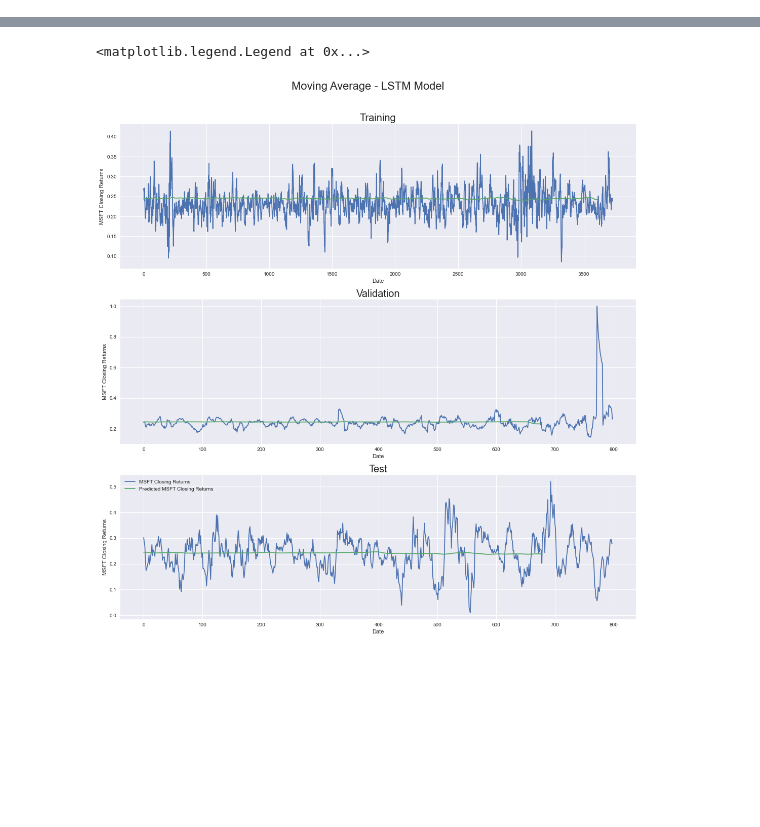
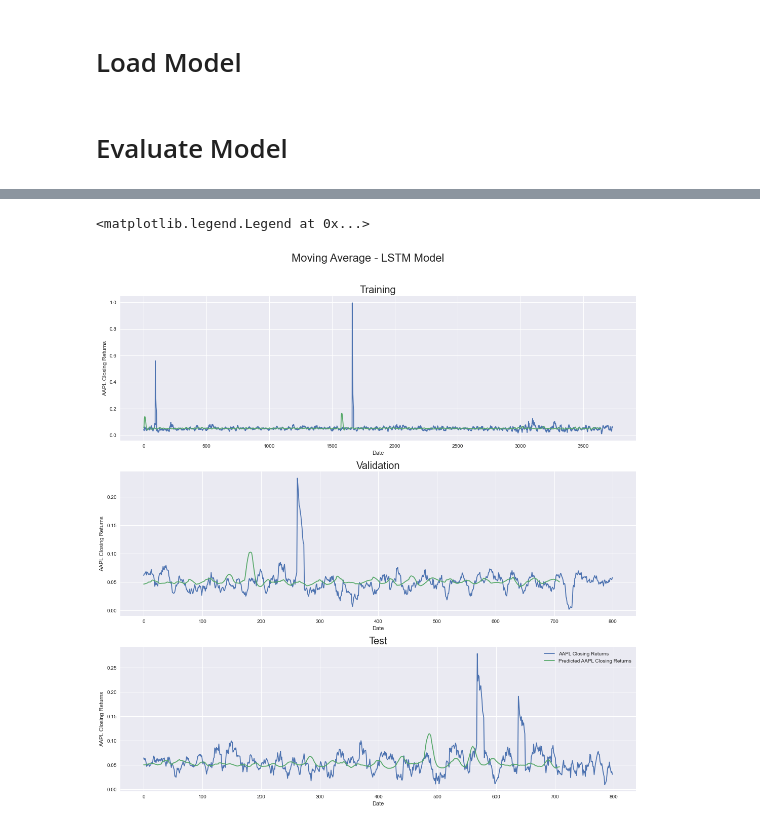
Before and after one commit to JHudzi/Group_DataSci_CA, a Jupyter notebook: LSTM.ipynb, the cells around one changed output, grey strips where cells are left out. Cells and saved outputs as stored; diff of their text form; code cells hidden in the pictures; blank space fills up the shorter version.

Commit message:
Updated LSTM, trying to find goos hyperparam

```diff
--- a/LSTM.ipynb
+++ b/LSTM.ipynb
@@ -28,2 +31,2 @@ tf.config.list_physical_devices('GPU')
 # %%
-hyp_par_len = 120
+hyp_par_len = 90
@@ -30,6 +35,6 @@ hyp_par_len = 120
 # %%
 
-cvs_path = (r'C:\Users\Josh\Documents\4th Year Docs\Dist+Con\CA Group\Stockcsvs\MSFT_daily.csv')
+cvs_path = (r'C:\Users\Josh\Documents\4th Year Docs\Dist+Con\CA Group\Stockcsvs\AAPL_daily.csv')
 
 df = pd.read_csv(cvs_path, delimiter=',', usecols=['date', '1. open', '2. high', '3. low', '4. close', '5. volume'])
 
@@ -38,7 +43,7 @@ df['5. volume'].replace(to_replace=0, method='ffill', inplace=True)
 df.sort_values('date', inplace=False)
 df.tail()
 
-df[['1. open', '2. high', '3. low', '4. close', '5. volume']] = df[['1. open', '2. high', '3. low', '4. close', '5. volume']].rolling(10).mean()
+df[['1. open', '2. high', '3. low', '4. close', '5. volume']] = df[['1. open', '2. high', '3. low', '4. close', '5. volume']].rolling(12).mean()
 
 df.dropna(how='any', axis=0, inplace=True)
 
@@ -205,0 +252,7 @@ print(X_validation.shape, y_validation.shape)
+# %%
+lstm.fit(X_training, y_training,
+              batch_size=1024,
+              verbose=2,
+              callbacks=[callback],
+              epochs=200,
+              validation_data=(X_validation, y_validation),)
@@ -206,36 +278,10 @@ print(X_validation.shape, y_validation.shape)
+# %% [markdown]
+# Load Model
+# %%
+lstm = tf.keras.models.load_model(r'C:\Users\Josh\Documents\4th Year Docs\Dist+Con\CA Group\Bi-LSTM.hdf5')
+# %% [markdown]
+# Evaluate Model
 # %%
-def LSTM_model():
-  sequence = Input(shape = (hyp_par_len, 5))
-
-  x = Bidirectional(LSTM(128, return_sequences=True))(sequence)
-  x = Bidirectional(LSTM(128, return_sequences=True))(x)
-  x = Bidirectional(LSTM(64, return_sequences=True))(x)
-
-#Pooling
-  avg_pooling = GlobalAveragePooling1D()(x)
-  max_pooling = GlobalMaxPooling1D()(x)
-  conc = concatenate([avg_pooling, max_pooling])
-#Linear Activation Function
-  conc = Dense(64, activation="relu")(conc)
-  out = Dense(1, activation="sigmoid")(conc)
-
-  lstm = Model(inputs=sequence, outputs=out)
-  lstm.compile(loss="mse", optimizer="adam", metrics=['mae', 'mape'])
-  return lstm
-
-lstm = LSTM_model()
-
-callback = tf.keras.callbacks.ModelCheckpoint('LSTM.hdf5', monitor='val_loss', save_best_only=True, verbose=1)
-
-lstm.fit(X_training, y_training,
-              batch_size=2048,
-              verbose=2,
-              callbacks=[callback],
-              epochs=20,
-              validation_data=(X_validation, y_validation),)
-
-lstm = tf.keras.models.load_model(r'C:\Users\Josh\Documents\4th Year Docs\Dist+Con\CA Group\LSTM.hdf5')
-
 #Prdict
 train_pred = lstm.predict(X_training)
 val_pred = lstm.predict(X_validation)
@@ -258,27 +304,27 @@ suptitle.set_y(1.02)
 
 #training
 ax11 = figure.add_subplot(311)
-ax11.plot(train_data[:, 3], label='MSFT Closing Returns')
-ax11.plot(train_pred, label='Predicted MSFT Closing Returns')
+ax11.plot(train_data[:, 3], label='AAPL Closing Returns')
+ax11.plot(train_pred, label='Predicted AAPL Closing Returns')
 ax11.set_title("Training", fontsize=20)
 ax11.set_xlabel('Date')
-ax11.set_ylabel('MSFT Closing Returns')
+ax11.set_ylabel('AAPL Closing Returns')
 
 #validation
 ax21 = figure.add_subplot(312)
-ax21.plot(val_data[:, 3], label='MSFT Closing Returns')
-ax21.plot(val_pred, label='Predicted MSFT Closing Returns')
+ax21.plot(val_data[:, 3], label='AAPL Closing Returns')
+ax21.plot(val_pred, label='Predicted AAPL Closing Returns')
 ax21.set_title("Validation", fontsize=20)
 ax21.set_xlabel('Date')
-ax21.set_ylabel('MSFT Closing Returns')
+ax21.set_ylabel('AAPL Closing Returns')
 
 #test
 ax31 = figure.add_subplot(313)
-ax31.plot(test_data[:, 3], label='MSFT Closing Returns')
-ax31.plot(test_pred, label='Predicted MSFT Closing Returns')
+ax31.plot(test_data[:, 3], label='AAPL Closing Returns')
+ax31.plot(test_pred, label='Predicted AAPL Closing Returns')
 ax31.set_title("Test", fontsize=20)
 ax31.set_xlabel('Date')
-ax31.set_ylabel('MSFT Closing Returns')
+ax31.set_ylabel('AAPL Closing Returns')
 
 plt.tight_layout()
 plt.legend(loc='best')
@@ -303,2 +336,2 @@ Test - Loss: 0.0051, MAE: 0.0551, MAPE: 33.7879
 <matplotlib.legend.Legend at 0x...>
-[figure, old version]
+[figure, new version]
```
Also changed, not shown: parts of 19 cells of this notebook, 19 other files.
